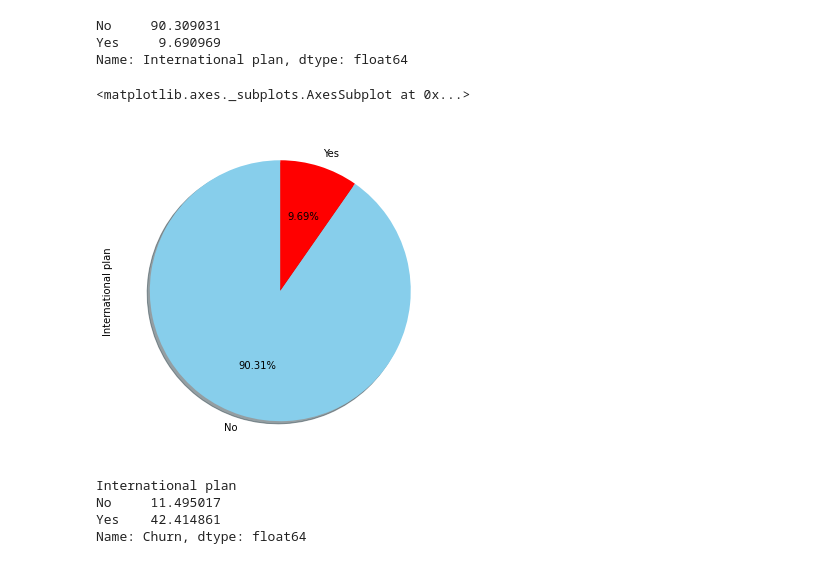
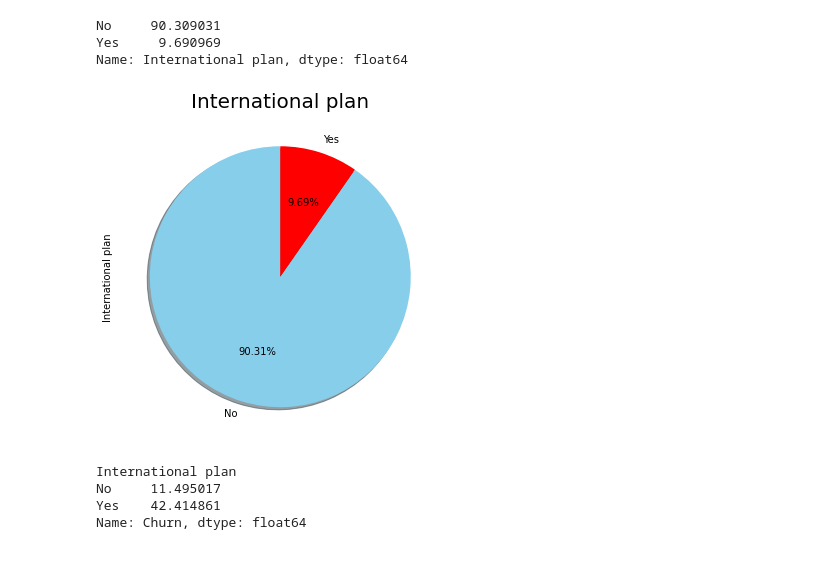
Before and after one commit to Roy-Subhankar/Telecom-Churn-Analysis, a Jupyter notebook: Subhankar_Roy_Telecom_Churn_Analysis_Capstone_Project.ipynb, the cells around one changed output. Drawn from its saved outputs; the diff is of its cells as text; code cells hidden in the pictures.

```diff
--- a/Subhankar_Roy_Telecom_Churn_Analysis_Capstone_Project.ipynb
+++ b/Subhankar_Roy_Telecom_Churn_Analysis_Capstone_Project.ipynb
@@ -272,10 +290,12 @@ MS    14
 SC    14
 Name: Churn, dtype: int64
 # %%
-unic_state=dataset.groupby(['State'])['Churn'].sum().sort_values(ascending = False)
-plt.rcParams['figure.figsize'] = (20, 8)
-plt.bar(dataset['State'].unique(),unic_state)
-plt.title('State vs Churn',fontsize=20)
-plt.xlabel('State name',fontsize=15)
-plt.ylabel('Value count',fontsize=15)
+#Visualization
+plt.rcParams['figure.figsize'] = (20, 7)
+color = plt.cm.copper(np.linspace(0, 0.5, 20))
+((dataset.groupby(['State'])['Churn'].sum())).sort_values(ascending = False).plot.bar(color = ['violet','indigo','b','g','y','orange','r'])
+plt.title(" State vs churn count", fontsize = 20)
+plt.xlabel('state', fontsize = 15)
+plt.ylabel('value count', fontsize = 15)
+plt.show()
 # %% [output]
@@ -284,9 +302,0 @@ Text(0, 0.5, 'Value count')
-# %%
-
-plt.rcParams['figure.figsize'] = (12, 7)
-color = plt.cm.copper(np.linspace(0, 0.5, 20))
-((dataset.groupby(['State'])['Churn'].sum())).sort_values(ascending = False).head(10).plot.bar(color = ['violet','indigo','b','g','y','orange','r'])
-plt.title(" State with most churn percentage", fontsize = 20)
-plt.xlabel('state', fontsize = 15)
-plt.ylabel('value count', fontsize = 15)
-plt.show()
@@ -303,11 +311,13 @@ No     90.309031
 Yes     9.690969
 Name: International plan, dtype: float64
 # %%
-dataset['International plan'].value_counts().plot(kind='pie',figsize=(15,6), autopct="%1.2f%%",startangle=90, shadow=True,labels=['No','Yes'],
+#Visualization
+dataset['International plan'].value_counts().plot(kind='pie',figsize=(20,6), autopct="%1.2f%%",startangle=90, shadow=True,labels=['No','Yes'],
                                colors=['skyblue','red'],)
+plt.title('International plan',fontsize=20)
+plt.show()
 # %% [output]
-<matplotlib.axes._subplots.AxesSubplot at 0x...>
-[figure, old version]
+[figure, new version]
 # %%
 print(dataset.groupby('International plan')['Churn'].mean()*100)
 # %% [output]
```
Also changed, not shown: parts of 94 cells of this notebook.
